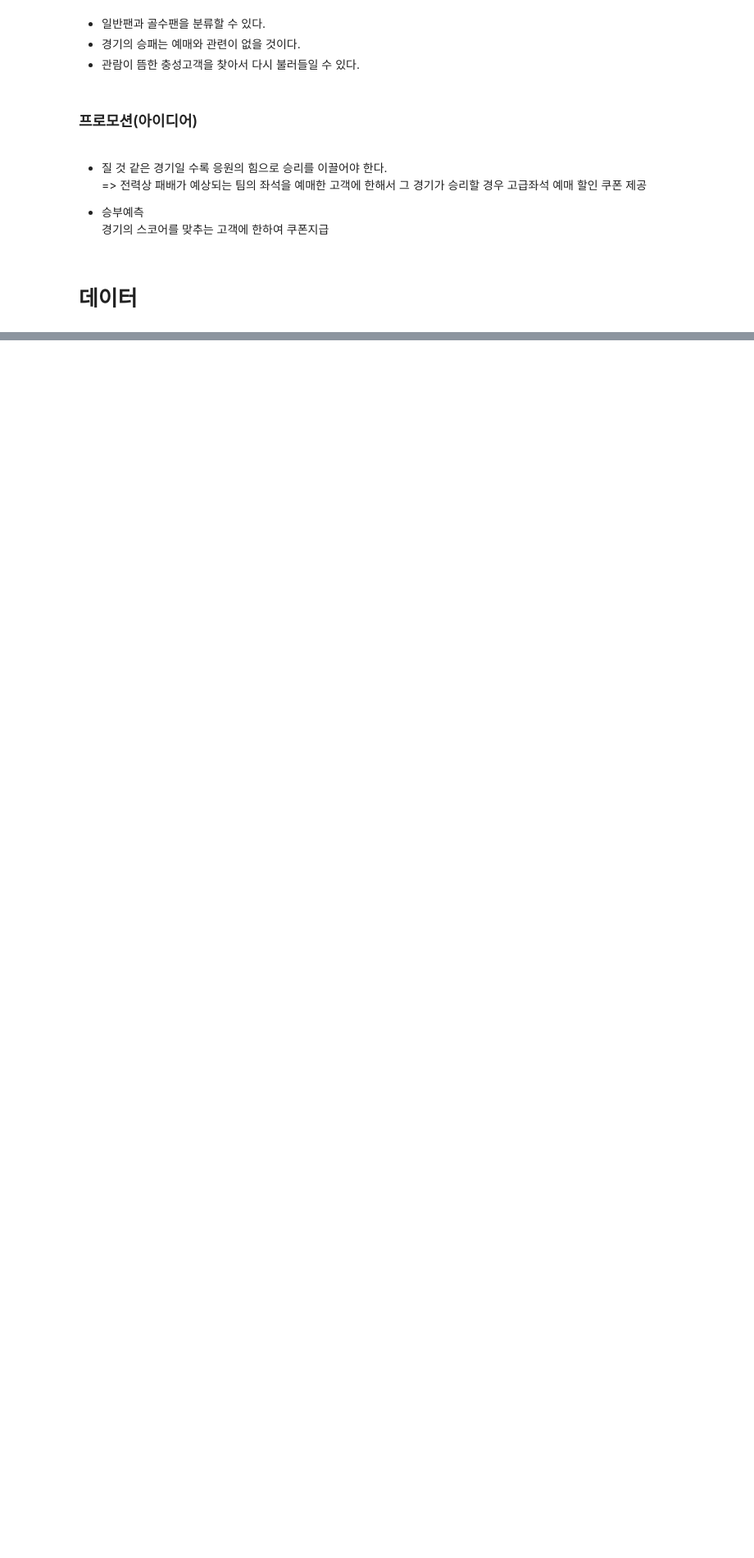
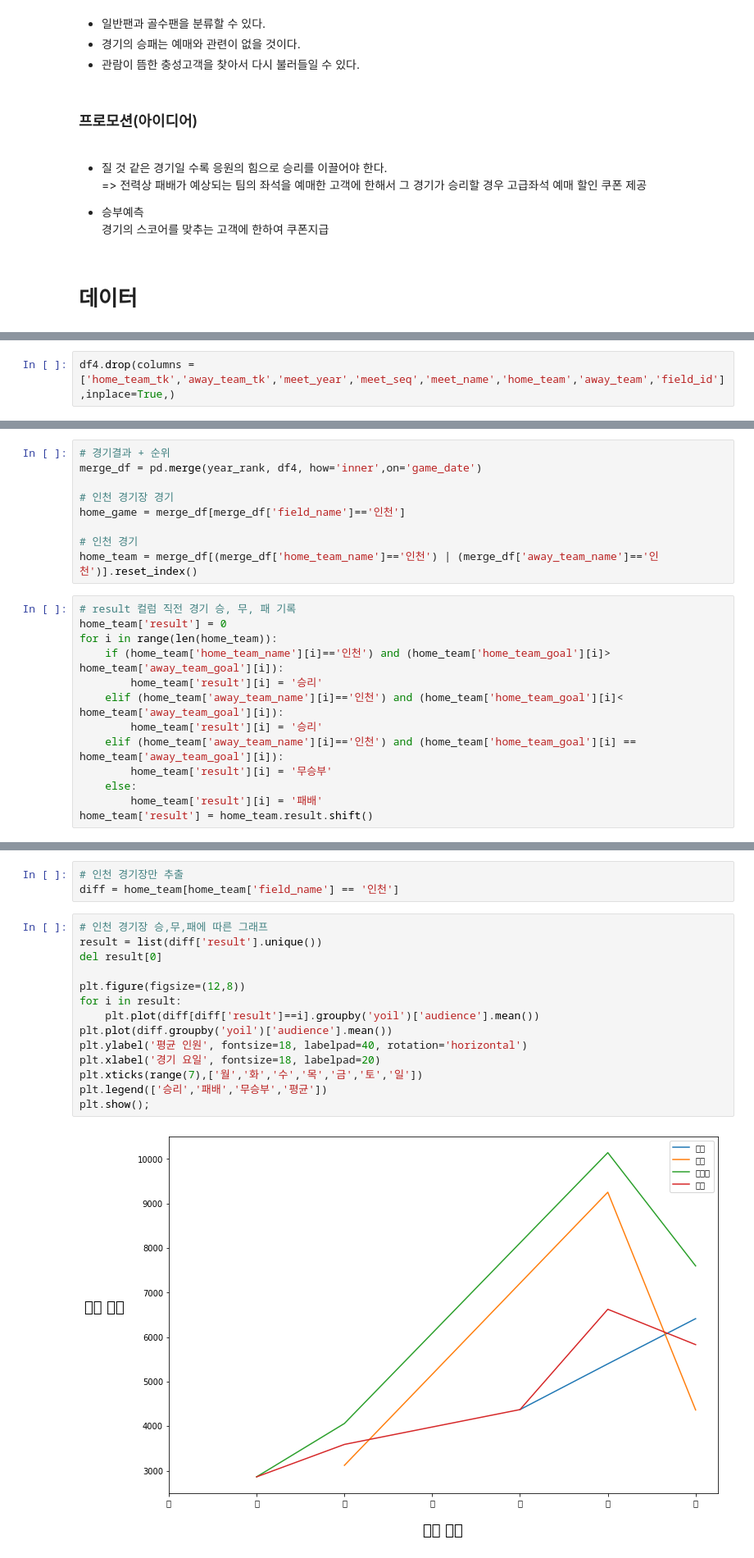
Before and after one commit to ev1025/CS_Project2, a Jupyter notebook: 예매수요예측.ipynb, the cells around one changed output, grey strips where cells are left out. Shown: that part at 82% size. Cells and saved outputs as stored; diff of their text form; blank space fills up the shorter version.

```diff
--- a/예매수요예측.ipynb
+++ b/예매수요예측.ipynb
@@ -126,0 +226,2 @@ a = pd.read_csv('/content/drive/MyDrive/더케이/schedule.csv')
+# %%
+df4.drop(columns = ['home_team_tk','away_team_tk','meet_year','meet_seq','meet_name','home_team','away_team','field_id'],inplace=True,)
@@ -126,0 +240,22 @@ a = pd.read_csv('/content/drive/MyDrive/더케이/schedule.csv')
+# %%
+# 경기결과 + 순위
+merge_df = pd.merge(year_rank, df4, how='inner',on='game_date')
+
+# 인천 경기장 경기
+home_game = merge_df[merge_df['field_name']=='인천']
+
+# 인천 경기
+home_team = merge_df[(merge_df['home_team_name']=='인천') | (merge_df['away_team_name']=='인천')].reset_index()
+# %%
+# result 컬럼 직전 경기 승, 무, 패 기록
+home_team['result'] = 0
+for i in range(len(home_team)):
+    if (home_team['home_team_name'][i]=='인천') and (home_team['home_team_goal'][i]> home_team['away_team_goal'][i]):
+        home_team['result'][i] = '승리'
+    elif (home_team['away_team_name'][i]=='인천') and (home_team['home_team_goal'][i]< home_team['away_team_goal'][i]):
+        home_team['result'][i] = '승리'
+    elif (home_team['away_team_name'][i]=='인천') and (home_team['home_team_goal'][i] == home_team['away_team_goal'][i]):
+        home_team['result'][i] = '무승부'
+    else:
+        home_team['result'][i] = '패배'
+home_team['result'] = home_team.result.shift()
@@ -126,0 +271,19 @@ a = pd.read_csv('/content/drive/MyDrive/더케이/schedule.csv')
+# %%
+# 인천 경기장만 추출
+diff = home_team[home_team['field_name'] == '인천']
+# %%
+# 인천 경기장 승,무,패에 따른 그래프
+result = list(diff['result'].unique())
+del result[0]
+
+plt.figure(figsize=(12,8))
+for i in result:
+    plt.plot(diff[diff['result']==i].groupby('yoil')['audience'].mean())
+plt.plot(diff.groupby('yoil')['audience'].mean())
+plt.ylabel('평균 인원', fontsize=18, labelpad=40, rotation='horizontal')
+plt.xlabel('경기 요일', fontsize=18, labelpad=20)
+plt.xticks(range(7),['월','화','수','목','금','토','일'])
+plt.legend(['승리','패배','무승부','평균'])
+plt.show();
+# %% [output]
+[figure, added]
```
Also changed, not shown: parts of 33 cells of this notebook.
